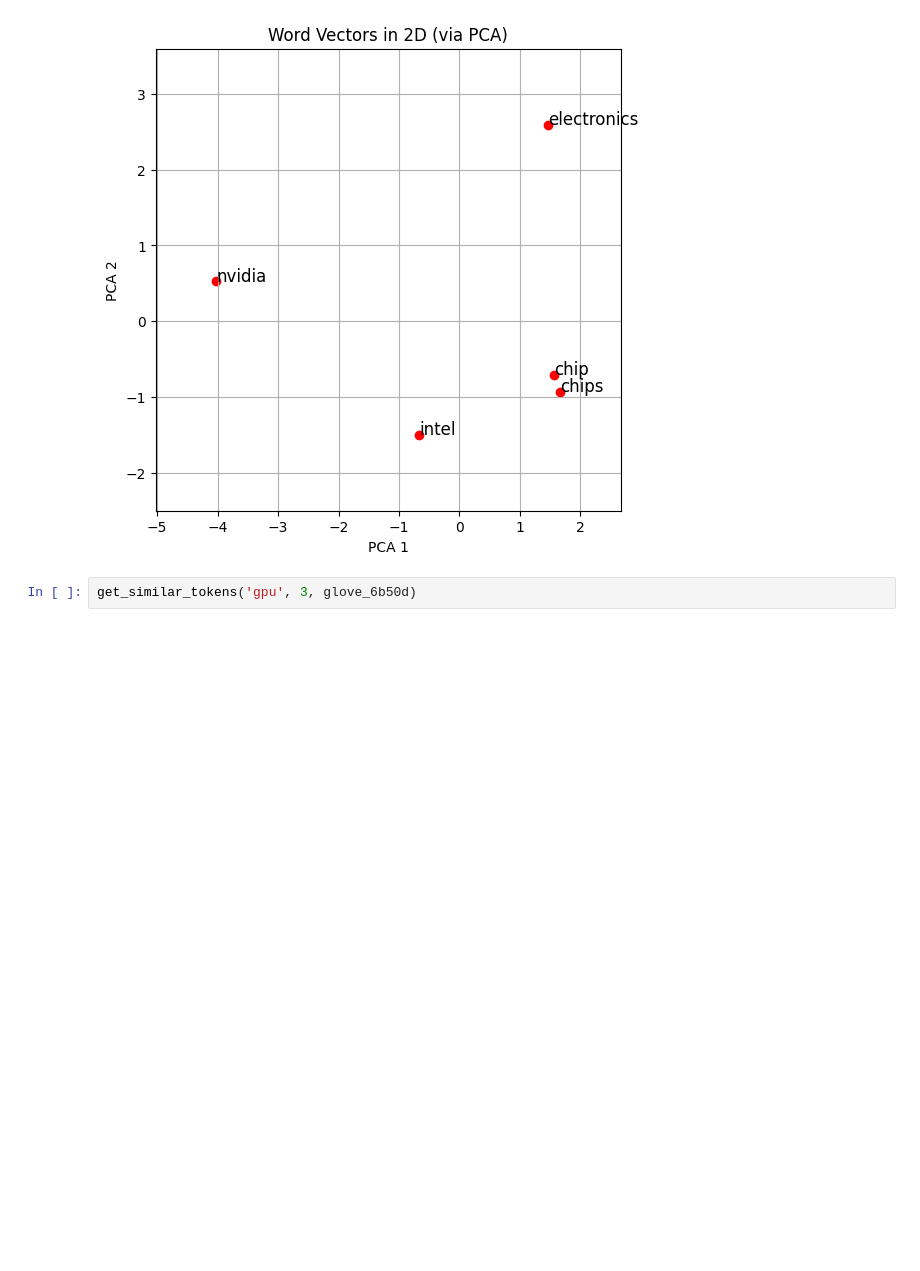
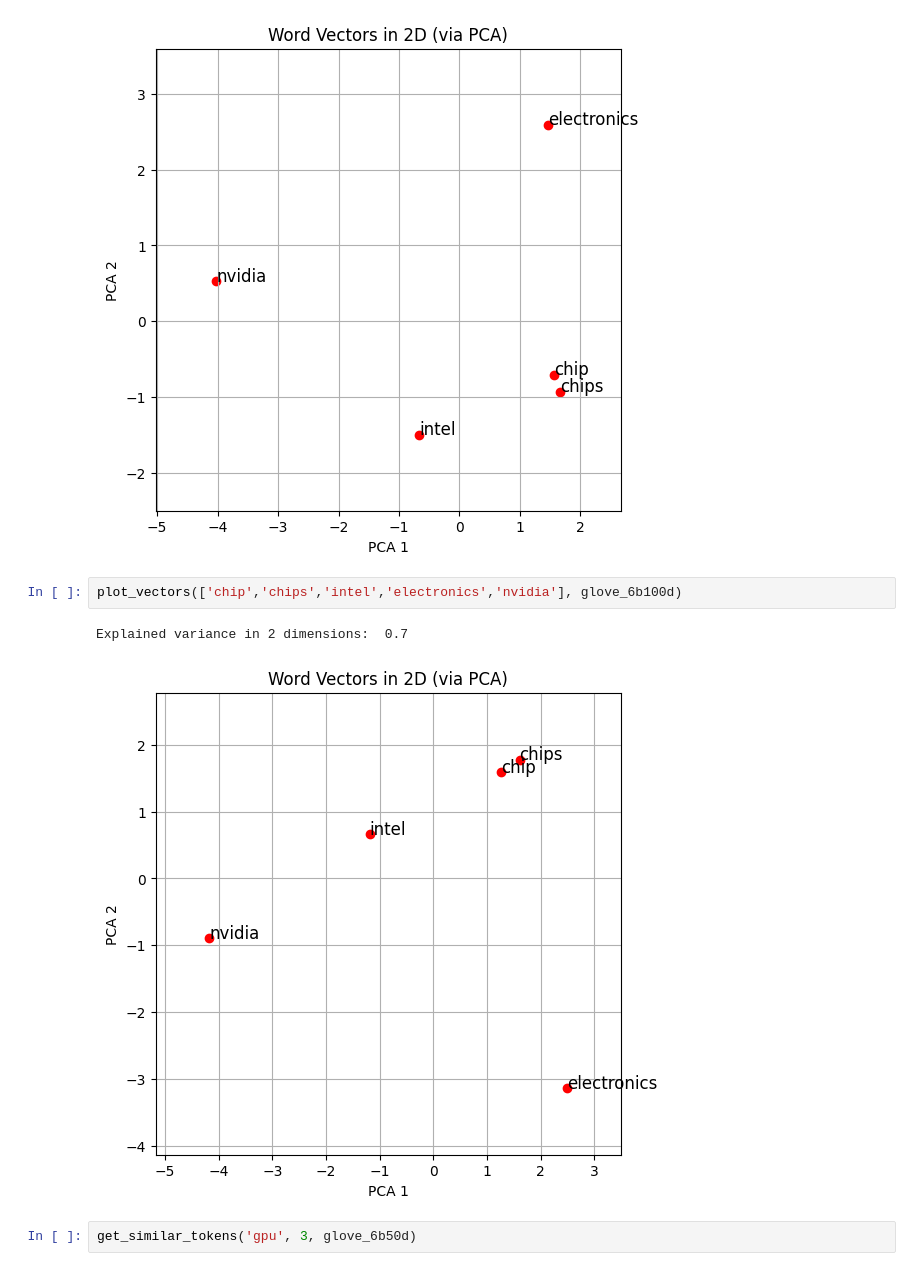
Before and after one commit to Andrian0s/ML4NLP1-2025-Tutorial-Notebooks, a Jupyter notebook: tutorials_notebooks_in_class_2025/W06_similarity_analogy.ipynb, the cells around one changed output. Cells and saved outputs as stored; diff of their text form; blank space fills up the shorter version.

```diff
--- a/tutorials_notebooks_in_class_2025/W06_similarity_analogy.ipynb
+++ b/tutorials_notebooks_in_class_2025/W06_similarity_analogy.ipynb
@@ -244,6 +288,11 @@ plot_vectors(['chip','chips','intel','electronics','nvidia'], glove_6b50d)
 # %% [output]
 Explained variance in 2 dimensions:  0.73
 [figure]
+# %%
+plot_vectors(['chip','chips','intel','electronics','nvidia'], glove_6b100d)
+# %% [output]
+Explained variance in 2 dimensions:  0.7
+[figure, added]
 # %%
 get_similar_tokens('gpu', 3, glove_6b50d)
 # %% [output]
```
Also changed, not shown: parts of 12 cells of this notebook.
